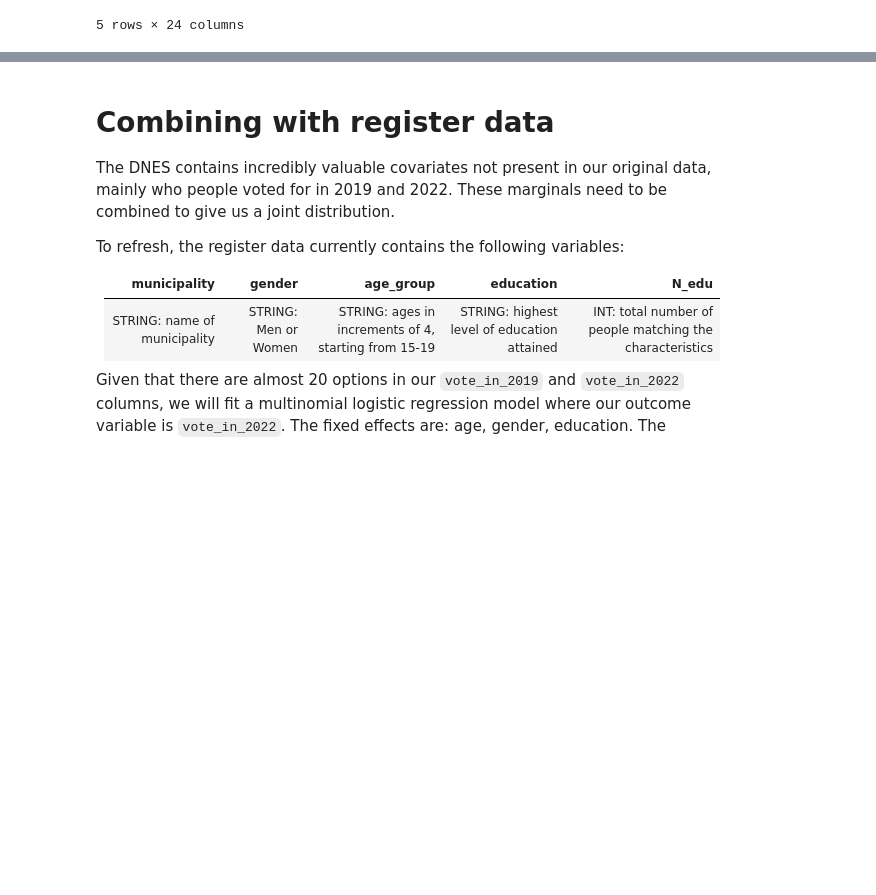
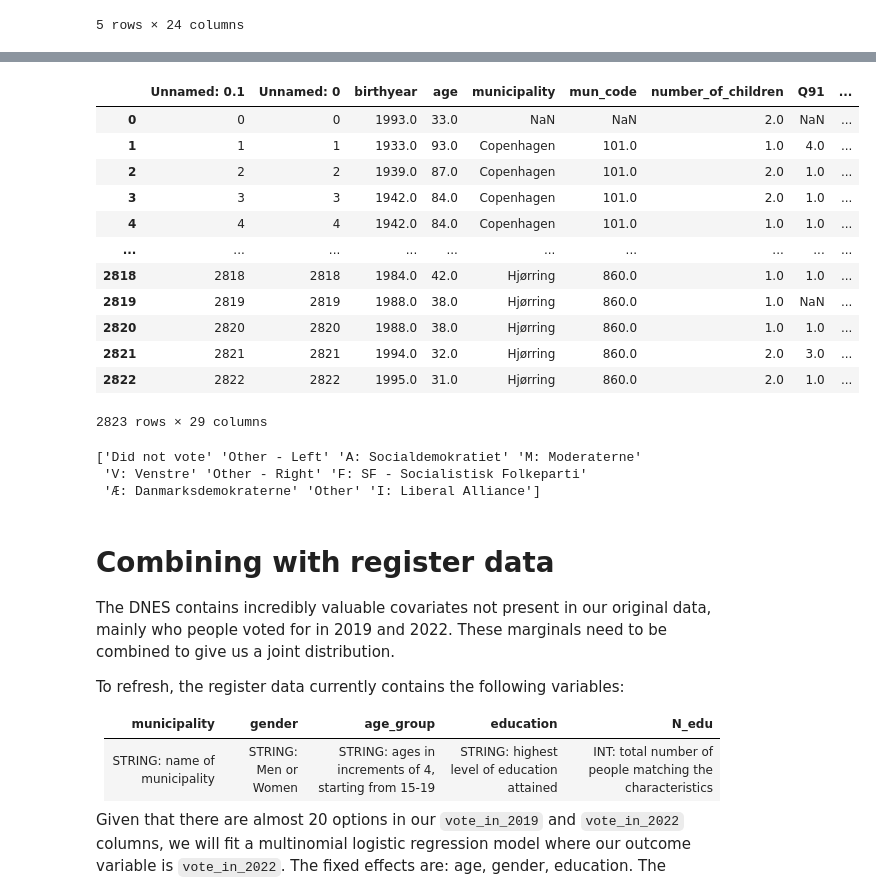
Before and after one commit to AI-Pop-Up-Lab/cssci-capstone-app, a Jupyter notebook: denmark_data/dnes.ipynb, the cells around one changed output, grey strips where cells are left out. Cells and saved outputs as stored; diff of their text form; code cells hidden in the pictures; blank space fills up the shorter version.

```diff
--- a/denmark_data/dnes.ipynb
+++ b/denmark_data/dnes.ipynb
@@ -360,0 +443,52 @@ Options in 2022: 18
+# %%
+votes = pd.read_csv('data/denmark_election_results_with_turnout.csv')
+votes = votes[votes['year'] == 2022]
+df_recoded = pd.read_csv('data/DNES_2022_recoded.csv')
+df_recoded['municipality'] = df_recoded['municipality'].replace({'København': 'Copenhagen'})
+df_recoded = df_recoded.merge(
+    votes[['party', 'municipality', 'pop_pct']],
+    left_on=['vote_in_2022', 'municipality'],
+    right_on=['party', 'municipality'],
+    how='left'
+).rename(columns={'pop_pct': 'vote_pct'}).drop(columns=['party'])
+
+df_recoded
+# %% [output]
+|  | Unnamed: 0.1 | Unnamed: 0 | birthyear | age | municipality | mun_code | number_of_children | Q91 | ... |
+| 0 | 0 | 0 | 1993.0 | 33.0 | NaN | NaN | 2.0 | NaN | ... |
+| 1 | 1 | 1 | 1933.0 | 93.0 | Copenhagen | 101.0 | 1.0 | 4.0 | ... |
+| 2 | 2 | 2 | 1939.0 | 87.0 | Copenhagen | 101.0 | 2.0 | 1.0 | ... |
+| 3 | 3 | 3 | 1942.0 | 84.0 | Copenhagen | 101.0 | 2.0 | 1.0 | ... |
+| 4 | 4 | 4 | 1942.0 | 84.0 | Copenhagen | 101.0 | 1.0 | 1.0 | ... |
+| ... | ... | ... | ... | ... | ... | ... | ... | ... | ... |
+| 2818 | 2818 | 2818 | 1984.0 | 42.0 | Hjørring | 860.0 | 1.0 | 1.0 | ... |
+| 2819 | 2819 | 2819 | 1988.0 | 38.0 | Hjørring | 860.0 | 1.0 | NaN | ... |
+| 2820 | 2820 | 2820 | 1988.0 | 38.0 | Hjørring | 860.0 | 1.0 | 1.0 | ... |
+| 2821 | 2821 | 2821 | 1994.0 | 32.0 | Hjørring | 860.0 | 2.0 | 3.0 | ... |
+| 2822 | 2822 | 2822 | 1995.0 | 31.0 | Hjørring | 860.0 | 2.0 | 1.0 | ... |
+2823 rows × 29 columns
+# %%
+# print all unique parties
+print(df_recoded['vote_in_2022'].dropna().unique())
+
+# if the party got 10 or less seats in the 2022 election, it is recoded as "Other - Left" or "Other - Right" or "Other"
+# parties with 10 or less seats: C, Ø, Å, D, B, O, Independent candidate, Another party, Voted blank
+
+other_left = ['Ø: Enhedslisten', 'Å: Alternativet', 'B: Det Radikale Venstre', 'Q: Frie Grønne']
+other_right = ['C: Det Konservative Folkeparti', 'D: Nye Borgerlige', 'O: Dansk Folkeparti', 'K: Kristendemokraterne']
+other = ['Independent candidate', 'Another party', 'Voted blank']
+
+def recode_party(party):
+    if party in other_left:
+        return 'Other - Left'
+    elif party in other_right:
+        return 'Other - Right'
+    elif party in other:
+        return 'Other'
+    else:
+        return party
+df_recoded['vote_in_2022'] = df_recoded['vote_in_2022'].apply(recode_party)
+# %% [output]
+['Did not vote' 'Other - Left' 'A: Socialdemokratiet' 'M: Moderaterne'
+ 'V: Venstre' 'Other - Right' 'F: SF - Socialistisk Folkeparti'
+ 'Æ: Danmarksdemokraterne' 'Other' 'I: Liberal Alliance']
```
Also changed, not shown: parts of 12 cells of this notebook, 48 other files.
